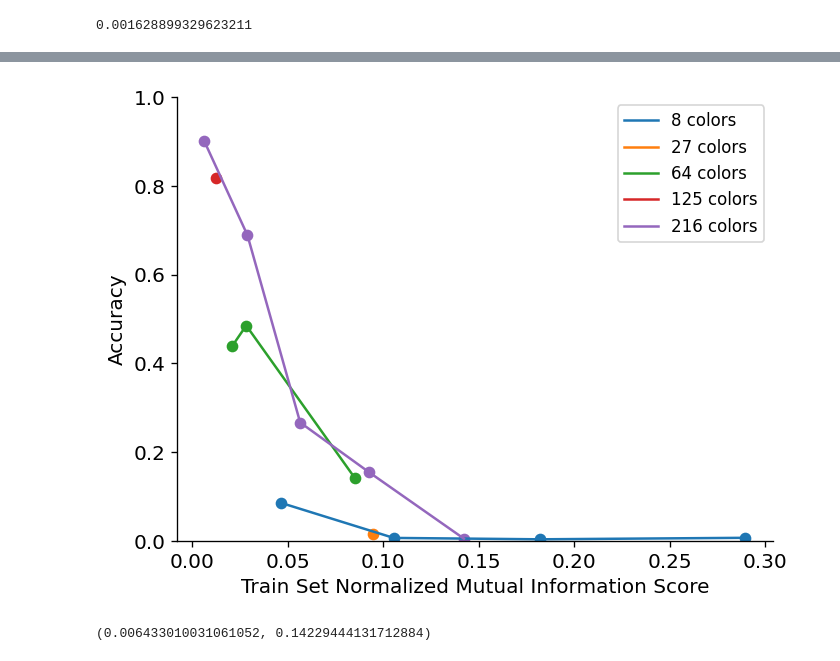
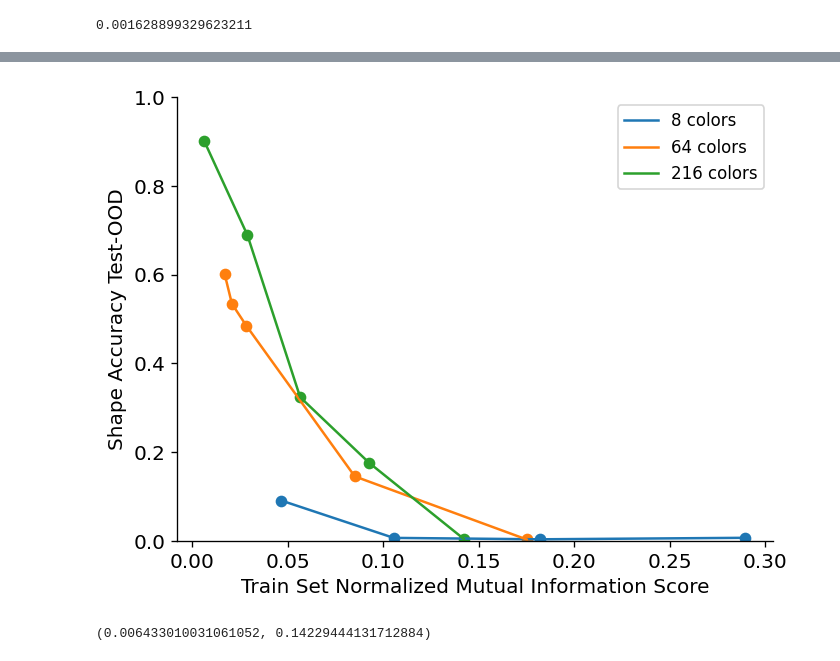
Before and after one commit to fdelrio89/data-systematic, a Jupyter notebook: notebooks/ICLR Paper Results.ipynb, the cells around one changed output, grey strips where cells are left out. Saved outputs shown, nothing was run; the diff lists cells and outputs as text; code cells hidden in the pictures.

```diff
--- a/notebooks/ICLR Paper Results.ipynb
+++ b/notebooks/ICLR Paper Results.ipynb
@@ -483,22 +433,22 @@ num_colors = [get_num_colors(r['config']['base_path']) for r in new_colors_resul
 categories = ['colors', 'shapes']
 category_labels = [c.capitalize() for c in categories]
 
-color_tests, color_tests_std = all_experiments.read_exp_metric(
-    new_colors_exps_names, 'color', 'test_acc', return_std=True)
-color_system, color_system_std = all_experiments.read_exp_metric(
-    new_colors_exps_names, 'color', 'systematic_test_acc', return_std=True)
-color_cmn_system, color_cmn_system_std = all_experiments.read_exp_metric(
-    new_colors_exps_names, 'color', 'common_systematic_test_acc', return_std=True)
-color_random, color_random_std = all_experiments.read_exp_metric(
-    new_colors_exps_names, 'color', 'random_baseline', return_std=True)
-shape_tests, shape_tests_std = all_experiments.read_exp_metric(
-    new_colors_exps_names, 'shapes', 'test_acc', return_std=True)
-shape_system, shape_system_std = all_experiments.read_exp_metric(
-    new_colors_exps_names, 'shapes', 'systematic_test_acc', return_std=True)
-shape_cmn_system, shape_cmn_system_std = all_experiments.read_exp_metric(
-    new_colors_exps_names, 'shapes', 'common_systematic_test_acc', return_std=True)
-shape_random, shape_random_std = all_experiments.read_exp_metric(
-    new_colors_exps_names, 'shapes', 'random_baseline', return_std=True)
+color_tests, color_tests_err = all_experiments.read_exp_metric(
+    new_colors_exps_names, 'color', 'test_acc', return_err=True)
+color_system, color_system_err = all_experiments.read_exp_metric(
+    new_colors_exps_names, 'color', 'systematic_test_acc', return_err=True)
+color_cmn_system, color_cmn_system_err = all_experiments.read_exp_metric(
+    new_colors_exps_names, 'color', 'common_systematic_test_acc', return_err=True)
+color_random, color_random_err = all_experiments.read_exp_metric(
+    new_colors_exps_names, 'color', 'random_baseline', return_err=True)
+shape_tests, shape_tests_err = all_experiments.read_exp_metric(
+    new_colors_exps_names, 'shapes', 'test_acc', return_err=True)
+shape_system, shape_system_err = all_experiments.read_exp_metric(
+    new_colors_exps_names, 'shapes', 'systematic_test_acc', return_err=True)
+shape_cmn_system, shape_cmn_system_err = all_experiments.read_exp_metric(
+    new_colors_exps_names, 'shapes', 'common_systematic_test_acc', return_err=True)
+shape_random, shape_random_err = all_experiments.read_exp_metric(
+    new_colors_exps_names, 'shapes', 'random_baseline', return_err=True)
 # %%
 multicolumn_barplot([color_tests, color_system, color_random],
 #                     [color_tests, color_system, color_cmn_system, color_random],
@@ -1480,7 +1430,12 @@ import json
 
 color_types = {}
 properties_dir = '/mnt/ialabnas/homes/fidelrio/clevr-dataset-gen/image_generation/data/multicolored-v2/'
-splits = ['8c', '64c', '216c'] + [f'8e{i}' for i in range(1,4)] + [f'216d{i}' for i in range(1,5)] + [f'64e{i}' for i in range(1,4)]
+splits = (
+    ['8c', '64c', '216c']
+    + [f'8e{i}' for i in range(1,4)]
+    + [f'64e{i}' for i in range(1,5)]
+    + [f'216d{i}' for i in range(1,5)]
+)
 # for split_file in Path(properties_dir).glob('CoGenT_A-[8c,8,216]*.json'):
 #     with open(properties_dir + 'CoGenT_A-216d2.json') as fp:
 for split in splits:
@@ -1805,35 +1763,38 @@ nmi_exps = [sorted([en for en in all_experiments.experiment_names
                   key=by_nmi) for num_colors in all_num_colors]
 # nmi_exps = [en for en in all_experiments.experiment_names
 #                     if is_valid(en) and filter_to_num(en, num_colors) and filter_to_base(en)]
 min_nmi = float('inf')
 max_nmi = float('-inf')
 for en, num_colors in zip(nmi_exps, all_num_colors):
     label = f'{num_colors} colors'
 
     shape_color_nmis, test_accs, syst_accs = get_scatter_info_from(en)
+    if len(shape_color_nmis) <= 1:
+        continue
+
     plt.scatter(shape_color_nmis, syst_accs)
     plt.plot(shape_color_nmis, syst_accs, label=label)
 
     min_nmi = min(min_nmi, shape_color_nmis[0])
     max_nmi = max(max_nmi, shape_color_nmis[0])
 
 # shape_color_nmis, test_accs, syst_accs = get_catter_info_from(nmi_exps)
 # plt.scatter(shape_color_nmis, syst_accs, label='base')
 
 
 # plt.hlines(y=1/3, xmin=min_nmi, xmax=max_nmi, linestyles='--', lw=1, label='Random') # color='red'
 
 # plt.xscale('log')
 # plt.yscale('log')
-plt.ylabel('Accuracy')
+plt.ylabel('Shape Accuracy Test-OOD')
 plt.xlabel('Train Set Normalized Mutual Information Score')
 plt.ylim(0,1)
 plt.legend()
 plt.savefig(
     'exports/nmi-vs-accuracy.pdf', format='pdf', dpi=300, bbox_inches='tight')
 plt.show()
 # %% [output]
-[figure, old version]
+[figure, new version]
 # %%
 min(shape_color_nmis), max(shape_color_nmis)
 # %% [output]
```
Also changed, not shown: parts of 98 cells of this notebook, 8 other files.
